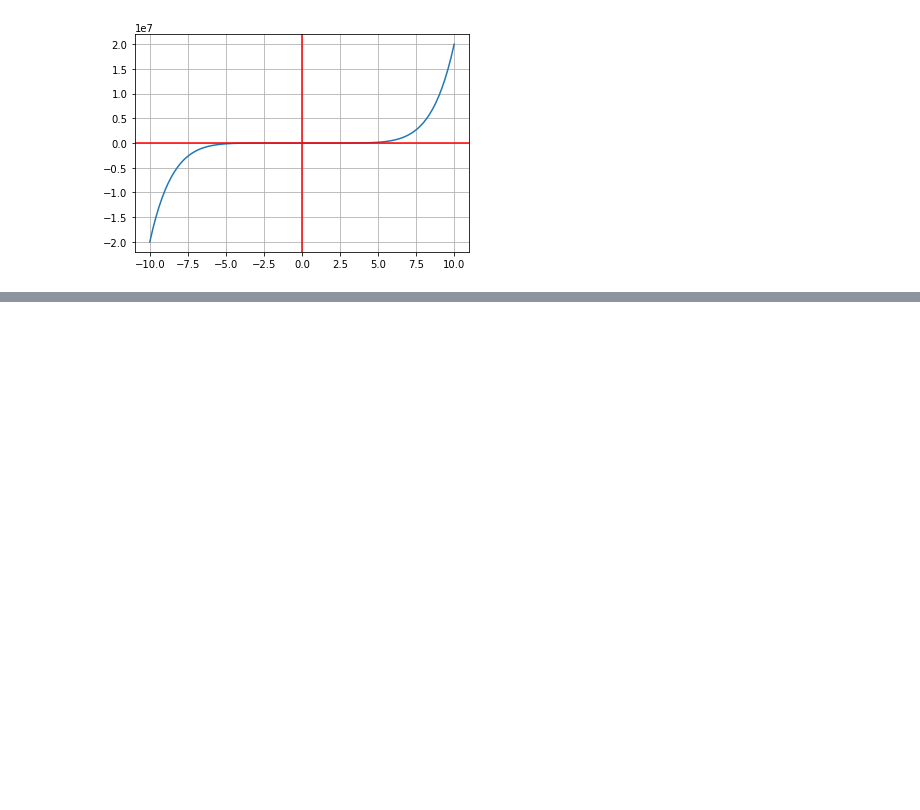
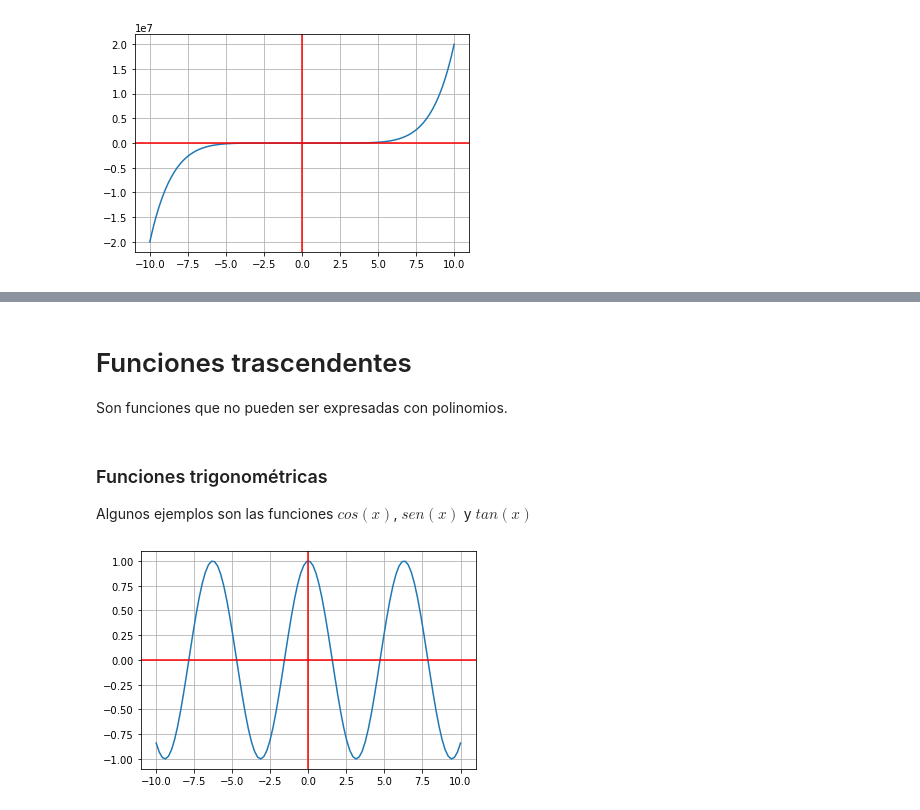
Before and after one commit to LuisReyes98/platzi_calculo_basico_data_science, a Jupyter notebook: 1-programando_funciones.ipynb, the cells around one changed output, grey strips where cells are left out. Saved outputs shown, nothing was run; the diff lists cells and outputs as text; code cells hidden in the pictures; blank space fills up the shorter version.

Commit message:
funciones trascendentes

```diff
--- a/1-programando_funciones.ipynb
+++ b/1-programando_funciones.ipynb
@@ -140,0 +160,27 @@ plt.show()
+# %% [markdown]
+# Funciones trascendentes
+
+Son funciones que no pueden ser expresadas con polinomios.
+# %% [markdown]
+### Funciones trigonométricas
+
+Algunos ejemplos son las funciones $cos(x)$, $sen(x)$ y $tan(x)$
+# %%
+def f(x):
+    return np.cos(x)
+
+res = 100
+
+x = np.linspace(-10.0, 10.0, num=res)
+
+y = f(x)
+
+fig, ax = plt.subplots()
+
+ax.plot(x, y)
+ax.grid()
+ax.axhline(y=0, color='r')
+ax.axvline(x=0, color='r')
+plt.show()
+# %% [output]
+[figure, added]
```
Also changed, not shown: parts of 13 cells of this notebook, 1 other file.
